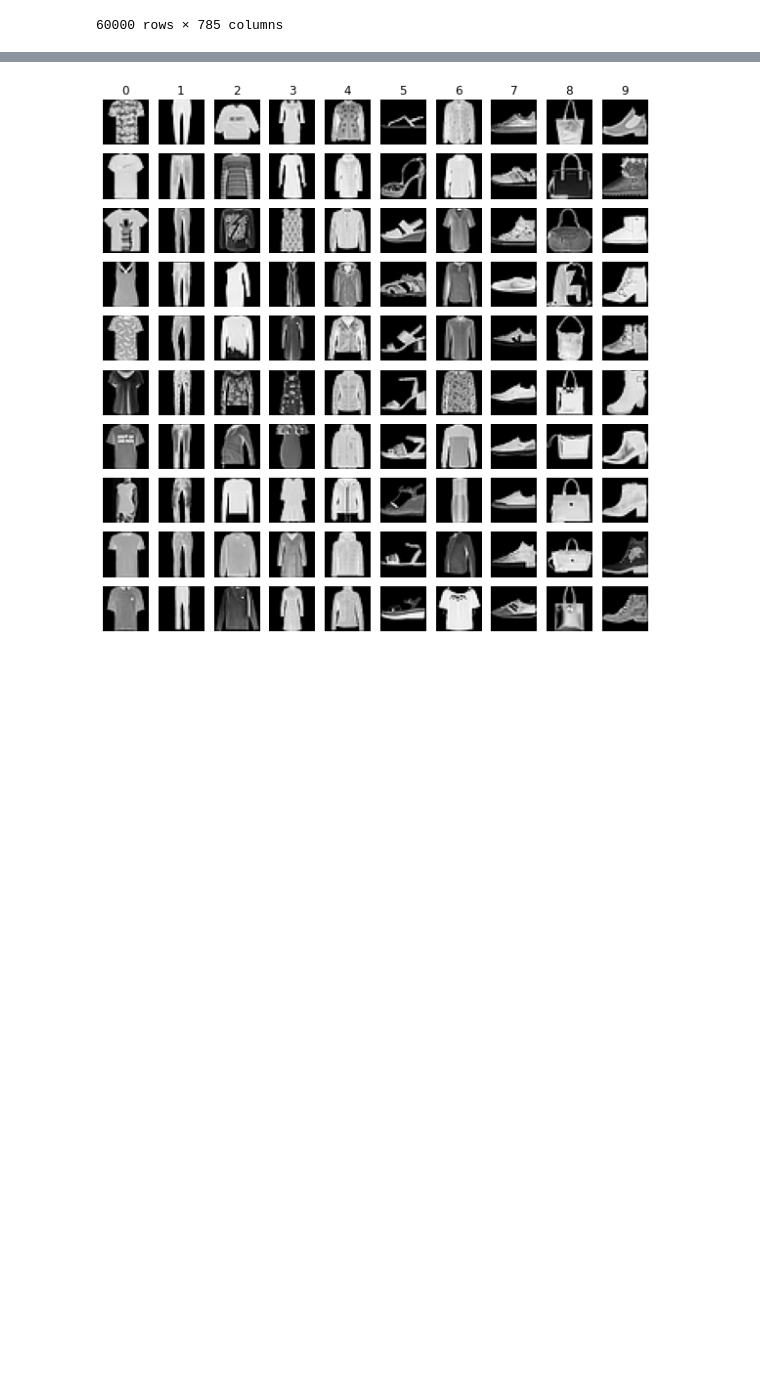
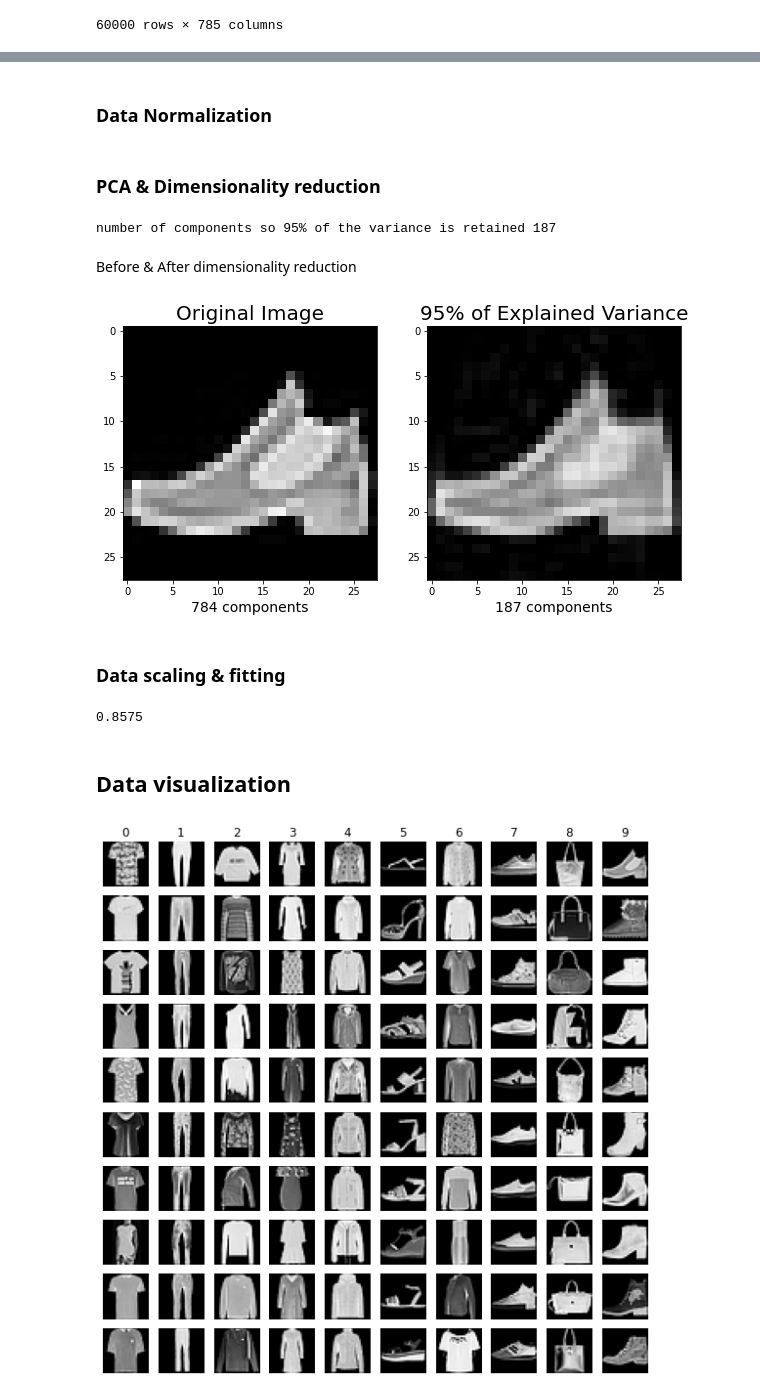
Before and after one commit to YahalomCod/Classifation-Problems, a Jupyter notebook: FMNIST.ipynb, the cells around one changed output, grey strips where cells are left out. Saved outputs shown, nothing was run; the diff lists cells and outputs as text; code cells hidden in the pictures; blank space fills up the shorter version.

```diff
--- a/FMNIST.ipynb
+++ b/FMNIST.ipynb
@@ -66,14 +40,6 @@ Text(0, 0.5, 'Retention value on scale of 1')
 # %%
-from sklearn.tree import DecisionTreeClassifier
-from sklearn.ensemble import AdaBoostClassifier
-from sklearn.metrics import accuracy_score
-y_train = target_variable
-X_train = features_variable
-ada_clf = AdaBoostClassifier(DecisionTreeClassifier(max_depth=1), n_estimators=50,
-                             algorithm="SAMME.R", learning_rate=0.5, random_state=20)
-ada_clf.fit(X_train, y_train)
+y_train = fashion["label"]
+X_train = fashion.drop("label",axis=1)
 X_test = pd.read_csv(r'C:\Users\USER\Desktop\fashion-mnist_test.csv')
 y_test = X_test["label"]
 X_test = X_test.drop("label",axis=1)
-y_pred = ada_clf.predict(X_test)
-print(accuracy_score(y_test, y_pred))
@@ -112,0 +57,37 @@ sample_data = standardized_data
+# %% [markdown]
+### Data Normalization
+# %%
+X_train = X_train/255.0
+X_test = X_test/255.0
+# %% [markdown]
+### PCA & Dimensionality  reduction
+# %%
+pca = PCA(.95)
+lower_dimensional_data = pca.fit_transform(X_train)
+print("number of components so 95% of the variance is retained", pca.n_components_)
+# %% [output]
+number of components so 95% of the variance is retained 187
+# %% [markdown]
+Before & After dimensionality reduction
+# %%
+lower_dimensional_data = pca.fit_transform(X_train.to_numpy())
+
+approximation = pca.inverse_transform(lower_dimensional_data)
+
+plt.figure(figsize=(10,6))
+
+plt.subplot(1, 2, 1);
+plt.imshow(255*X_train.to_numpy()[1].reshape(28,28),
+              cmap = plt.cm.gray, interpolation='nearest',
+              clim=(0, 255));
+plt.xlabel('784 components', fontsize = 14)
+plt.title('Original Image', fontsize = 20);
+
+plt.subplot(1, 2, 2);
+plt.imshow(255*approximation[1].reshape(28, 28),cmap = plt.cm.gray, interpolation='nearest',clim=(0, 255))
+plt.xlabel('187 components', fontsize = 14)
+plt.title('95% of Explained Variance', fontsize = 20);
+# %% [output]
+[figure, added]
+# %% [markdown]
+### Data scaling & fitting
@@ -113,3 +104,14 @@ sample_data = standardized_data
+# %%
+from sklearn.linear_model import LogisticRegression
+
+logisticRegr = LogisticRegression(solver = 'lbfgs')
+logisticRegr.fit(X_train, y_train)
+y_pred = logisticRegr.predict(X_test)
+accuracy_score(y_test, y_pred)
+# %% [output]
+0.8575
+# %% [markdown]
+## Data visualization
 # %%
 fashion.groupby(by='label').size()
 fig, ax = plt.subplots(nrows=10, ncols=10, figsize=(10,10))
```
Also changed, not shown: parts of 34 cells of this notebook.
